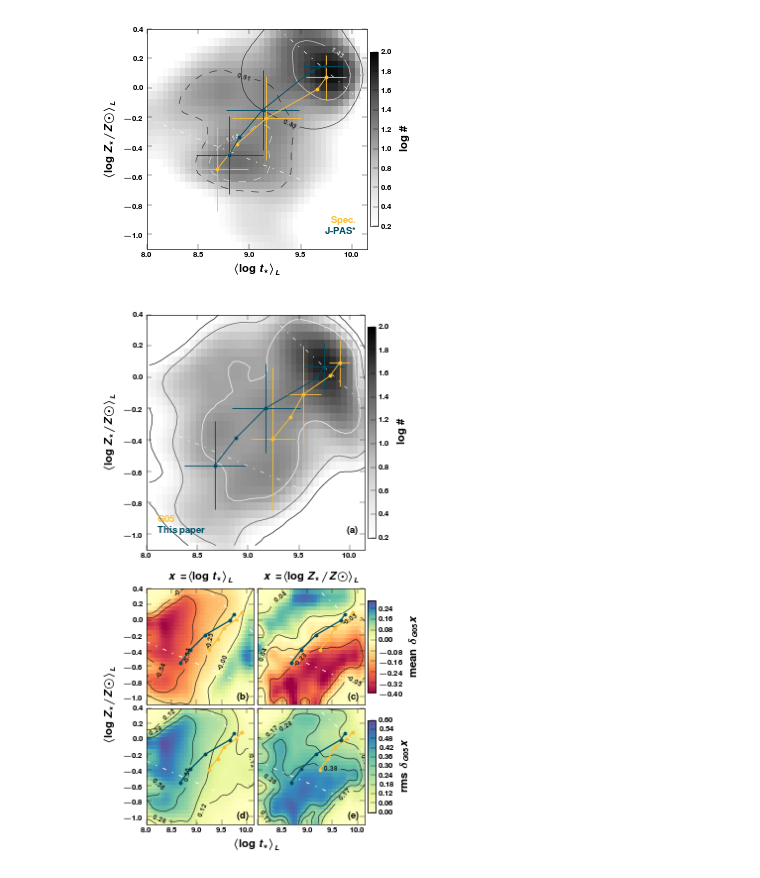
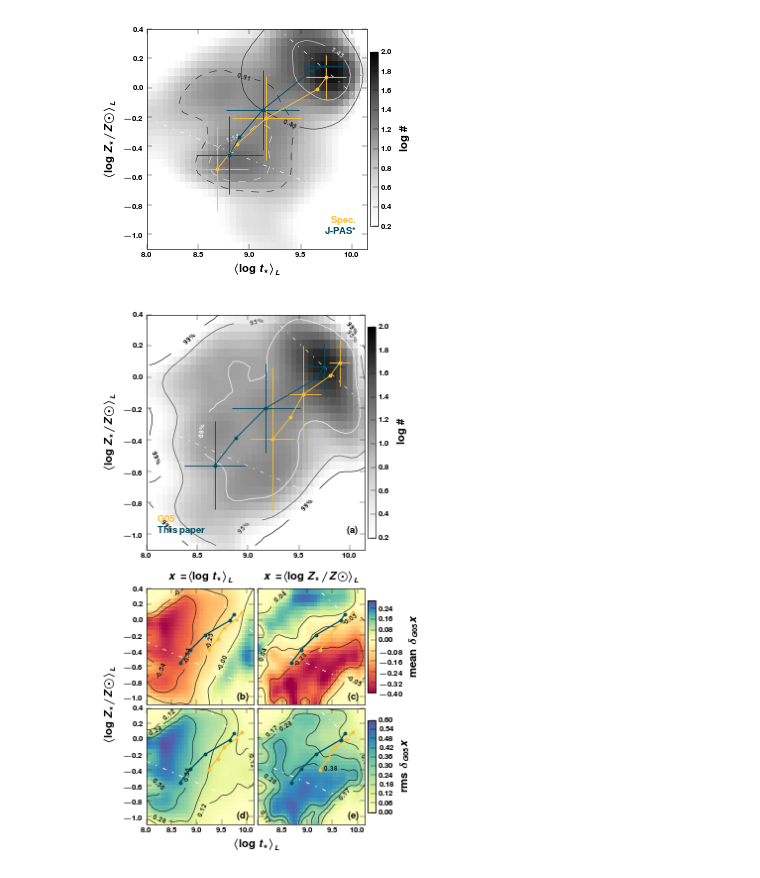
Before and after one commit to ajmejia/notebooks, a Jupyter notebook: RealDealCB13.ipynb, the cells around one changed output. Drawn from its saved outputs; the diff is of its cells as text; code cells hidden in the pictures.

```diff
--- a/RealDealCB13.ipynb
+++ b/RealDealCB13.ipynb
@@ -642,6 +642,7 @@ raster = sample_data.rasterize(nbins_x=nbins[0], nbins_y=nbins[1], clipping=[las
 raster.pdf = gaussian_filter(raster.pdf, sigma=1.5)
 contours = densitycontour.NaiveContourVisualizer(raster, mode="nearest")
 cont = contours.plot((0.99,0.95,0.68), axes=ax0, linewidths=0.5, cmap=cm.Greys_r)
+contours.cilabel(cont, fontsize=5, fmt=r"\bf %.0f", inline=True)
 
 for ibin in xrange(bins.size-1):
     if ibin==1: continue
@@ -672,34 +673,34 @@ for i, j in product(xrange(axs.shape[0]), xrange(axs.shape[1])):
     Z = redux_histogram2d(xe, ye, table[x][mask_m16], table[y][mask_m16], obs_con_g05, stat=red_st[i], fill=0.0)
     Z = gaussian_filter(Z, sigma=1.5)
 
     lv = map(round, percentile(Z, [25.0,50.0,75.0]), [2]*3)
     rz_i, rz_f = map(round, percentile(Z, [0.0,100.0]), [1]*2)
 
     red = axs[i,j].pcolormesh(xe[:-1], ye[:-1], Z.T, cmap=cm.Spectral, vmin=rz_i, vmax=rz_f, norm=MidpointNormalize(midpoint=0.0), edgecolor="face")
 
     cb = colorbar(red, cax=acs[i])
     cb.set_label(r"\bf %s $\delta_{G05} x$"%(red_nm[i]))
 
     cont = axs[i,j].contour(xe[:-1], ye[:-1], Z.T, lv, colors="0.1", linewidths=0.5, linestyles="-")
     clabel(cont, fontsize=5, fmt=r"\bf %.2f", inline=True)
 
     axs[i,j].plot(tg05, Zg05, "-o", mew=0, ms=3, color=sl_col[2])
     axs[i,j].plot(tm16, Zm16, "-o", mew=0, ms=3, color=sl_col[0])
 
     axs[i,j].text(0.95, 0.05, r"\bf (%s)"%ab[i][j], fontsize="small", ha="right", transform=axs[i,j].transAxes)
 
     for ibin in xrange(bins.size-1):
         if ibin==1: continue
         if ibin<bins.size-2:
             bin_mask = (col[clean]>=bins[ibin])&(col[clean]<bins[ibin+1])
         else:
             bin_mask = (col[clean]>=bins[ibin])&(col[clean]<=bins[ibin+1])
         p0 = median(table[x][clean][bin_mask]), median(table[y][clean][bin_mask])
         axs[i,j].plot(rx, deg(rx, slopes[ibin], p0), "-.", lw=0.7, color="w")
 
 savefig("{}{}".format(od, "spec_AMR_con_maps"))
 # %% [output]
-[figure, old version]
+[figure, new version]
 # %%
 rx, ry= (8.0, 10.15), (-1.1, 0.4)
 nbins = 40, 30
```
Also changed, not shown: parts of 4 cells of this notebook.
